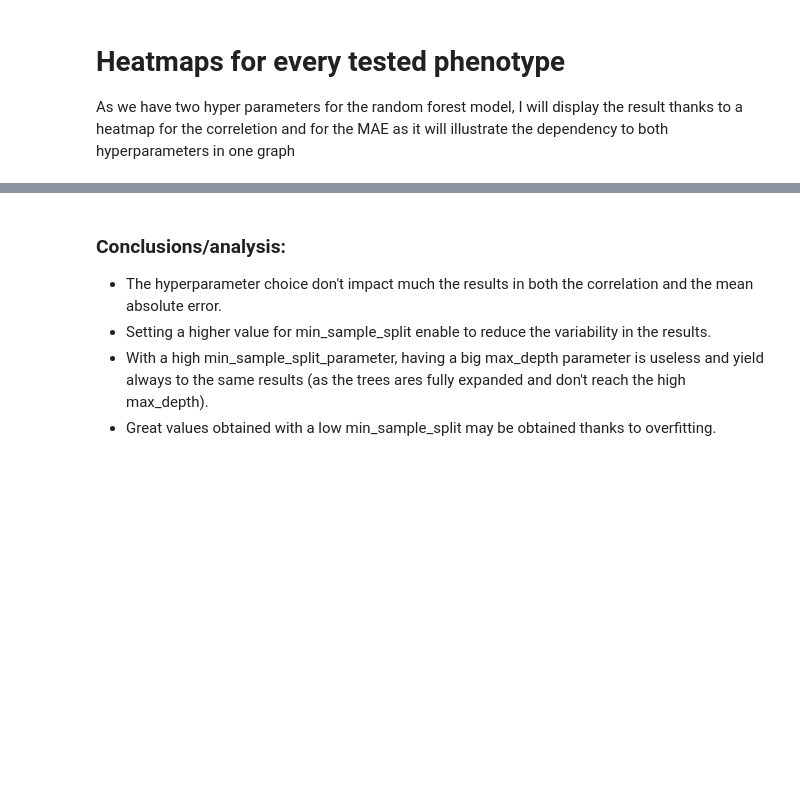
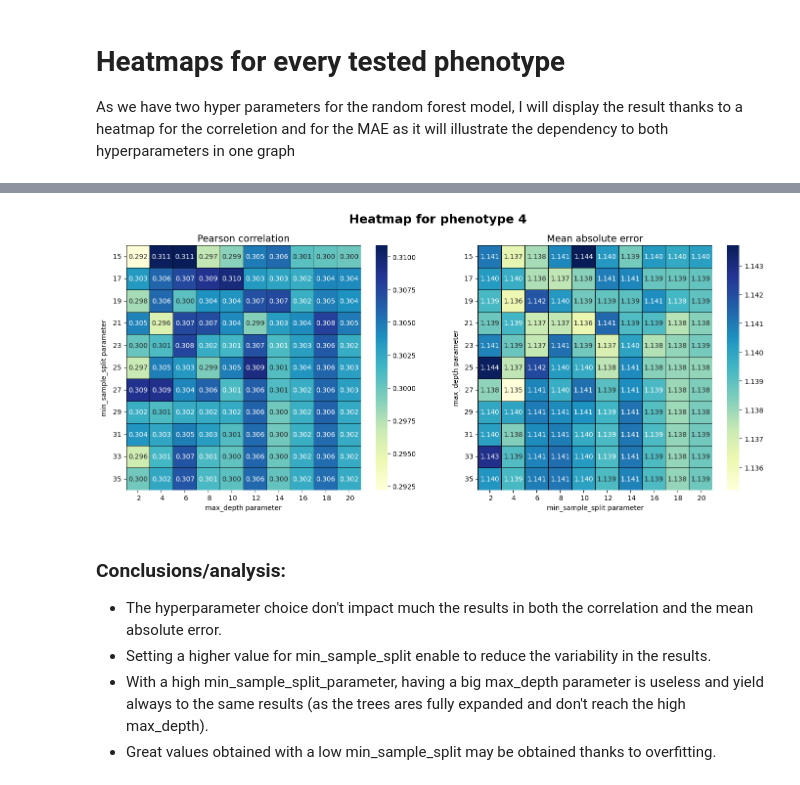
Before and after one commit to Florent-Hervers/master-thesis-code, a Jupyter notebook: results_analysis_random_forest.ipynb, the cells around one changed output, grey strips where cells are left out. Saved outputs shown, nothing was run; the diff lists cells and outputs as text; code cells hidden in the pictures; blank space fills up the shorter version.

```diff
--- a/results_analysis_random_forest.ipynb
+++ b/results_analysis_random_forest.ipynb
@@ -64,3 +71,23 @@ results_heatmap(corr_pheno4_df, MAE_pheno4_df, 4)
+# %%
+corr_pheno4_df = pd.read_csv("Results/random_forest_all_results_corr_pheno_4.csv", index_col = 0)
+MAE_pheno4_df = pd.read_csv("Results/random_forest_all_results_MAE_pheno_4.csv", index_col = 0)
+
+# Update the dataframes to upgrade the resulting graph
+corr_pheno4_df.columns = list(map(lambda a: a.split("=")[1] ,corr_pheno4_df.columns))
+corr_pheno4_df.index = list(map(lambda a: a.split("=")[1] , corr_pheno4_df.index))
+
+MAE_pheno4_df.columns = list(map(lambda a: a.split("=")[1] ,MAE_pheno4_df.columns))
+MAE_pheno4_df.index = list(map(lambda a: a.split("=")[1] ,MAE_pheno4_df.index))
+
+results_heatmap(corr_pheno4_df,
+                MAE_pheno4_df,
+                f"Heatmap for phenotype 4",
+                "Pearson correlation",
+                "Mean absolute error",
+                "max_depth parameter",
+                "min_sample_split parameter")
+# %% [output]
+[figure, added]
 # %% [markdown]
 ### Conclusions/analysis:
 
```
Also changed, not shown: parts of 8 cells of this notebook, 11 other files.
